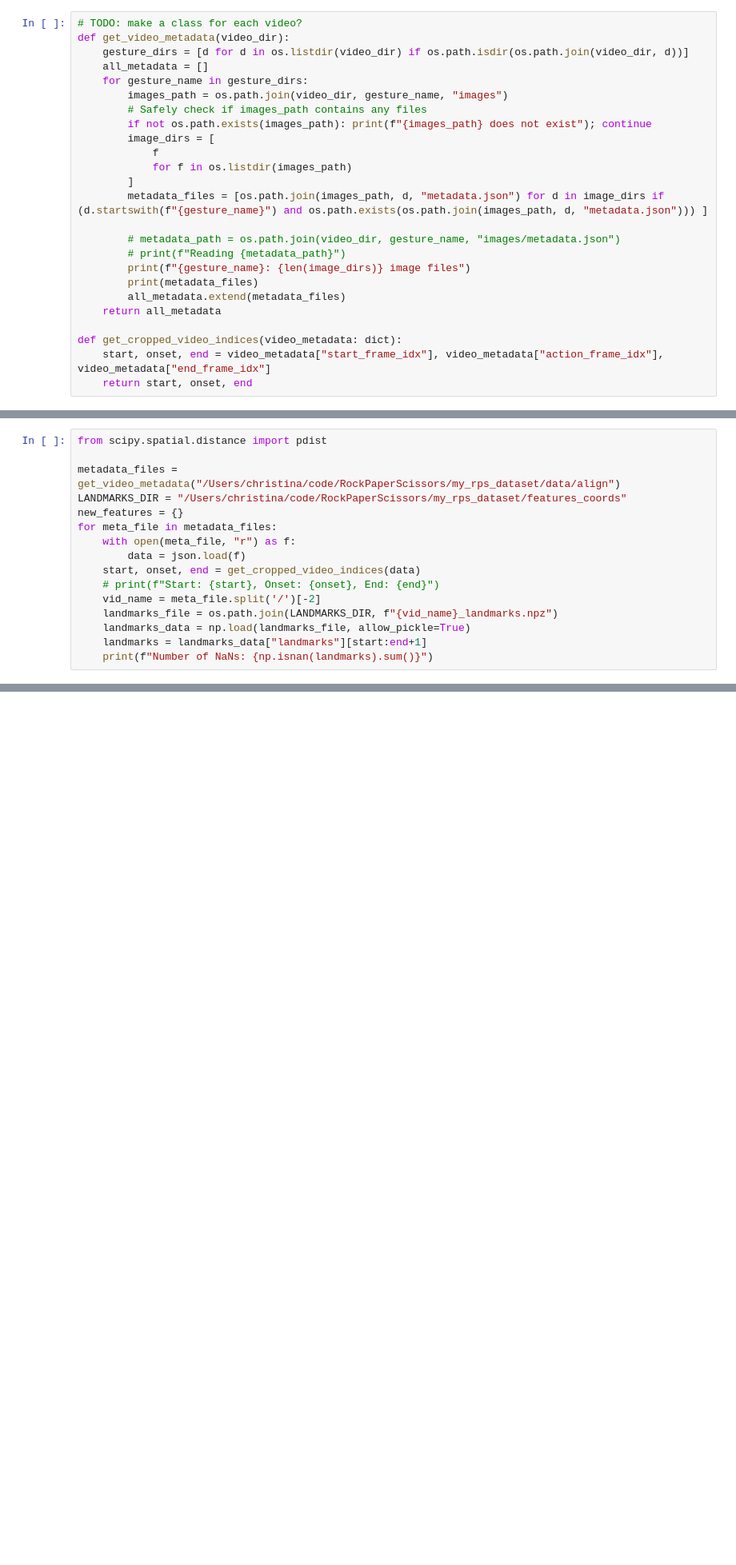
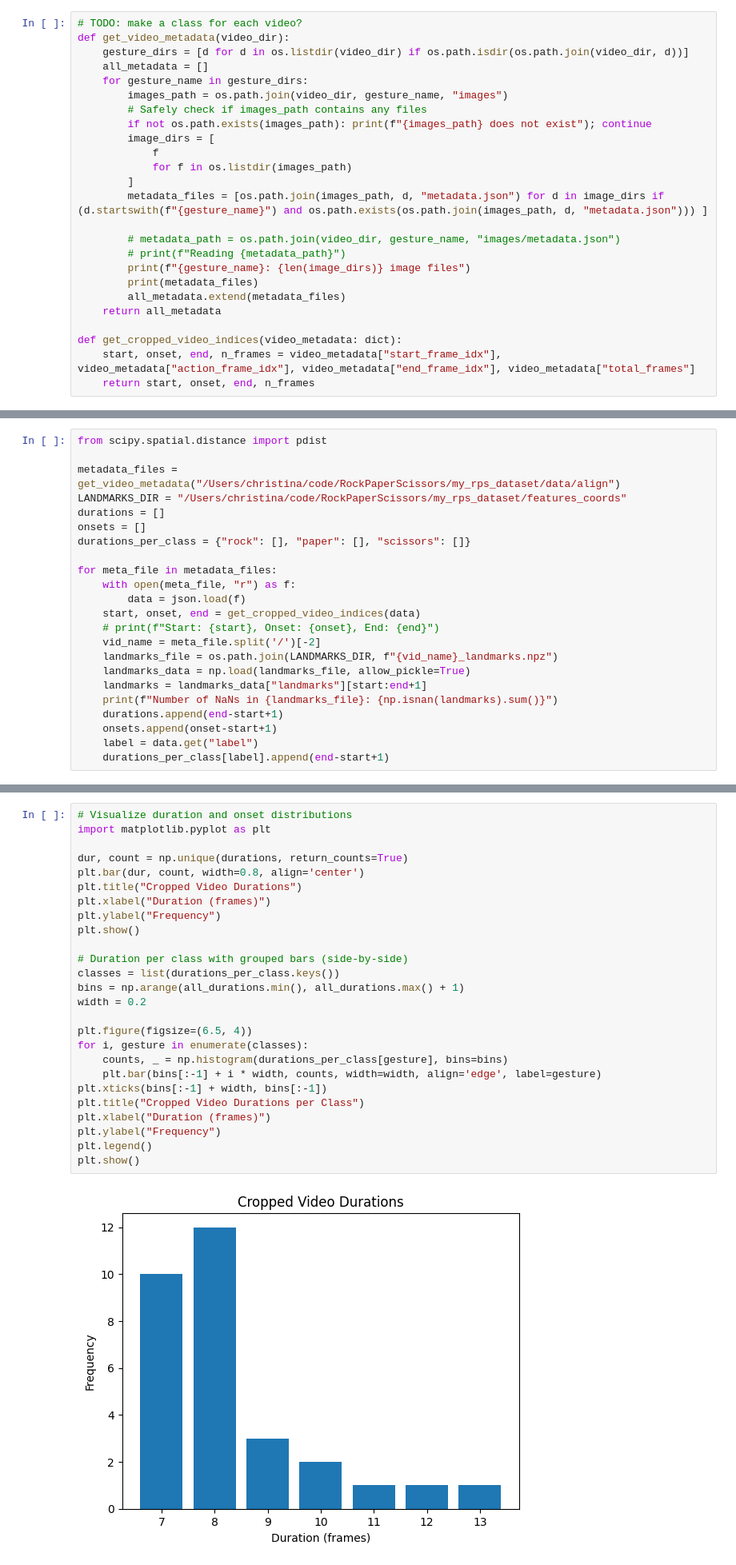
Before and after one commit to c-brz/RockPaperScissors, a Jupyter notebook: alignment/data_check.ipynb, the cells around one changed output, grey strips where cells are left out. Shown at 80% size. Drawn from its saved outputs; the diff is of its cells as text; blank space fills up the shorter version.

```diff
--- a/alignment/data_check.ipynb
+++ b/alignment/data_check.ipynb
@@ -25,8 +25,8 @@ def get_video_metadata(video_dir):
     return all_metadata
 
 def get_cropped_video_indices(video_metadata: dict):
-    start, onset, end = video_metadata["start_frame_idx"], video_metadata["action_frame_idx"], video_metadata["end_frame_idx"]
-    return start, onset, end
+    start, onset, end, n_frames = video_metadata["start_frame_idx"], video_metadata["action_frame_idx"], video_metadata["end_frame_idx"], video_metadata["total_frames"]
+    return start, onset, end, n_frames
 # %% [markdown]
 Check landmarks at cropeed video frames
 # %%
@@ -34,7 +34,10 @@ from scipy.spatial.distance import pdist
 
 metadata_files = get_video_metadata("/Users/christina/code/RockPaperScissors/my_rps_dataset/data/align")
 LANDMARKS_DIR = "/Users/christina/code/RockPaperScissors/my_rps_dataset/features_coords"
-new_features = {}
+durations = []
+onsets = []
+durations_per_class = {"rock": [], "paper": [], "scissors": []}
+
 for meta_file in metadata_files:
     with open(meta_file, "r") as f:
         data = json.load(f)
@@ -44,7 +47,11 @@ for meta_file in metadata_files:
     landmarks_file = os.path.join(LANDMARKS_DIR, f"{vid_name}_landmarks.npz")
     landmarks_data = np.load(landmarks_file, allow_pickle=True)
     landmarks = landmarks_data["landmarks"][start:end+1]
-    print(f"Number of NaNs: {np.isnan(landmarks).sum()}")
+    print(f"Number of NaNs in {landmarks_file}: {np.isnan(landmarks).sum()}")
+    durations.append(end-start+1)
+    onsets.append(onset-start+1)
+    label = data.get("label")
+    durations_per_class[label].append(end-start+1)
 # %% [output]
 paper: 11 image files
 ['/Users/christina/code/RockPaperScissors/my_rps_dataset/data/align/paper/images/paper_49/metadata.json', '/Users/christina/code/RockPaperScissors/my_rps_dataset/data/align/paper/images/paper_38/metad ...
@@ -65,0 +75,28 @@ Number of NaNs: 0
+# %%
+# Visualize duration and onset distributions
+import matplotlib.pyplot as plt
+
+dur, count = np.unique(durations, return_counts=True)
+plt.bar(dur, count, width=0.8, align='center')
+plt.title("Cropped Video Durations")
+plt.xlabel("Duration (frames)")
+plt.ylabel("Frequency")
+plt.show()
+
+# Duration per class with grouped bars (side-by-side)
+classes = list(durations_per_class.keys())
+bins = np.arange(all_durations.min(), all_durations.max() + 1)
+width = 0.2
+
+plt.figure(figsize=(6.5, 4))
+for i, gesture in enumerate(classes):
+    counts, _ = np.histogram(durations_per_class[gesture], bins=bins)
+    plt.bar(bins[:-1] + i * width, counts, width=width, align='edge', label=gesture)
+plt.xticks(bins[:-1] + width, bins[:-1])
+plt.title("Cropped Video Durations per Class")
+plt.xlabel("Duration (frames)")
+plt.ylabel("Frequency")
+plt.legend()
+plt.show()
+# %% [output]
+[figure, added]
```
Also changed, not shown: parts of 5 cells of this notebook.
